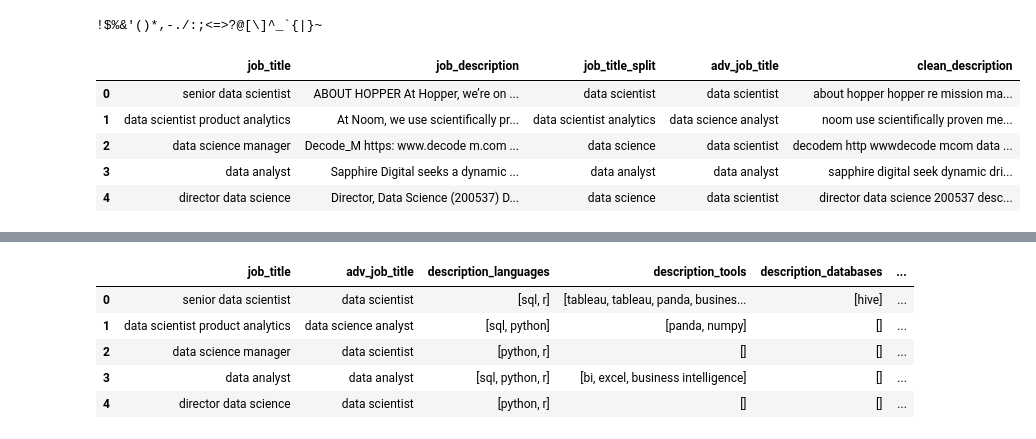
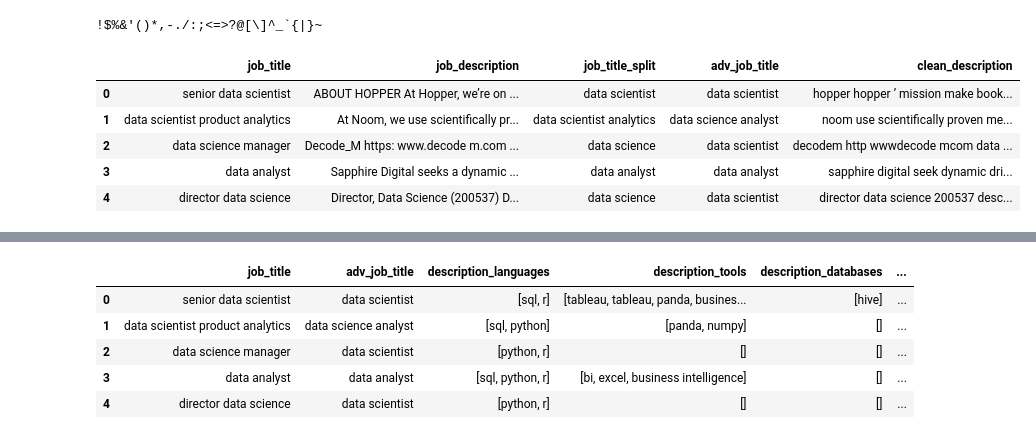
Before and after one commit to Nuel-EN/Capstone-Project-, a Jupyter notebook: Master-NB.ipynb, the cells around one changed output, grey strips where cells are left out. Saved outputs shown, nothing was run; the diff lists cells and outputs as text; code cells hidden in the pictures.

```diff
--- a/Master-NB.ipynb
+++ b/Master-NB.ipynb
@@ -464,3 +448,44 @@ exclist = exclude_punctuation # + string.digits # Do we also need digits?
 print(exclist)
 # %% [output]
 !$%&'()*,-./:;<=>?@[\]^_`{|}~
+# %%
+# Create a Function
+def clean_texts(text):
+    """ Function to perform preprocessing """
+
+    # Convert to lower cases
+    text = text.lower()
+
+    # Remove punctuations and numbers
+    text = text.translate(str.maketrans("", "", exclude_punctuation))
+
+    # White space before and after punctuation?
+    # text = text.translate(str.maketrans({key: " {0} ".format(key) for key in string.punctuation}))
+
+
+    # Tokenization
+    tokens = word_tokenize(text)
+
+    # Lemmatization
+    tokens = [lemmatizer.lemmatize(token) for token in tokens]
+
+    # Remove stop words
+    stopwords = nltk.corpus.stopwords.words('english')
+    tokens = [token for token in tokens if token not in stopwords]
+
+    # Join tokens
+    clean_text = " ".join(tokens)
+
+    # Return the output
+    return clean_text
+# Apply the function to all disclosures
+master_df['clean_description'] = master_df['job_description'].apply(clean_texts)
+# View the first 5 rows
+master_df.head()
+# %% [output]
+|  | job_title | job_description | job_title_split | adv_job_title | clean_description |
+| 0 | senior data scientist | ABOUT HOPPER At Hopper, we’re on ... | data scientist | data scientist | hopper hopper ’ mission make book... |
+| 1 | data scientist product analytics | At Noom, we use scientifically pr... | data scientist analytics | data science analyst | noom use scientifically proven me... |
+| 2 | data science manager | Decode_M https: www.decode m.com ... | data science | data scientist | decodem http wwwdecode mcom data ... |
+| 3 | data analyst | Sapphire Digital seeks a dynamic ... | data analyst | data analyst | sapphire digital seek dynamic dri... |
+| 4 | director data science | Director, Data Science (200537) D... | data science | data scientist | director data science 200537 desc... |
@@ -467,12 +524,5 @@ print(exclist)
 # %%
 # Apply the function to all disclosures
-master_df['clean_description'] = master_df['job_description'].apply(clean_texts)
+#master_df['clean_description'] = master_df['job_description'].apply(clean_texts)
 # View the first 5 rows
-master_df.head()
+#master_df.head()
-# %% [output]
-|  | job_title | job_description | job_title_split | adv_job_title | clean_description |
-| 0 | senior data scientist | ABOUT HOPPER At Hopper, we’re on ... | data scientist | data scientist | about hopper hopper re mission ma... |
-| 1 | data scientist product analytics | At Noom, we use scientifically pr... | data scientist analytics | data science analyst | noom use scientifically proven me... |
-| 2 | data science manager | Decode_M https: www.decode m.com ... | data science | data scientist | decodem http wwwdecode mcom data ... |
-| 3 | data analyst | Sapphire Digital seeks a dynamic ... | data analyst | data analyst | sapphire digital seek dynamic dri... |
-| 4 | director data science | Director, Data Science (200537) D... | data science | data scientist | director data science 200537 desc... |
```
Also changed, not shown: parts of 33 cells of this notebook.
